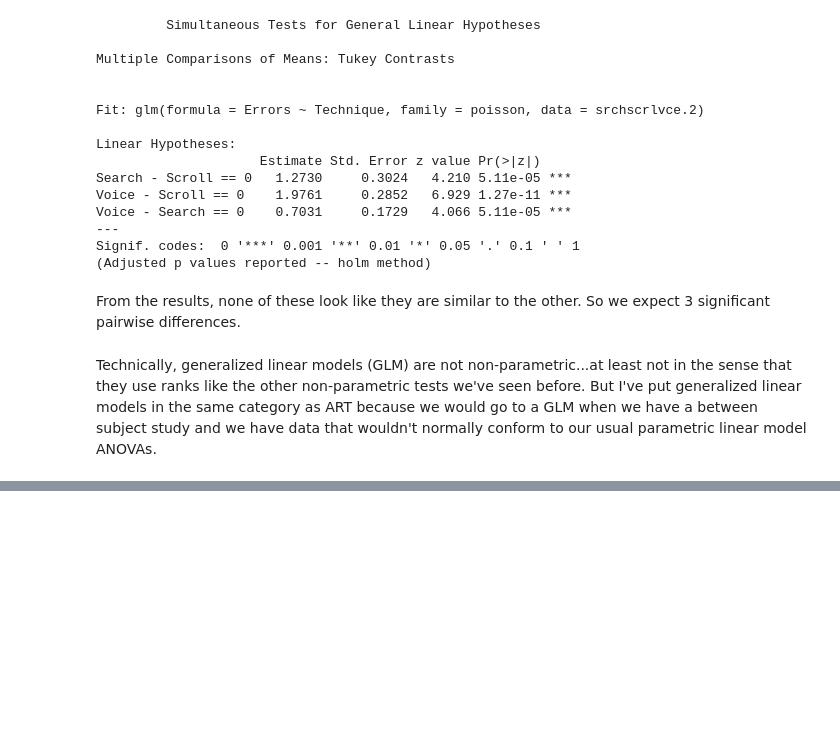
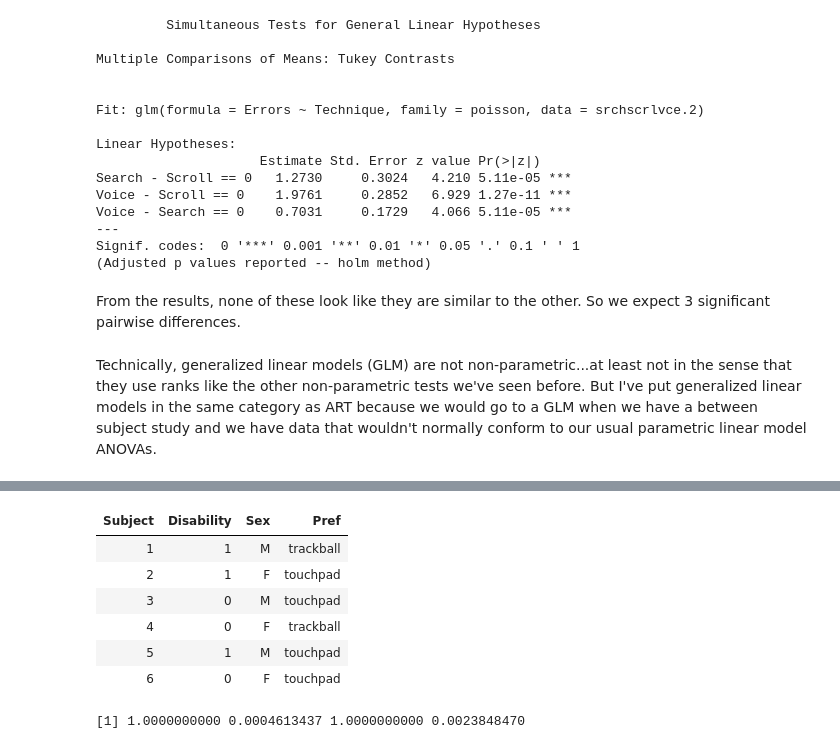
Before and after one commit to iamjz/R-Data, a Jupyter notebook: Designing, Running, and Analyzing Experiments/Week 08.ipynb, the cells around one changed output, grey strips where cells are left out. Drawn from its saved outputs; the diff is of its cells as text; code cells hidden in the pictures; blank space fills up the shorter version.

```diff
--- a/Designing, Running, and Analyzing Experiments/Week 08.ipynb
+++ b/Designing, Running, and Analyzing Experiments/Week 08.ipynb
@@ -501,0 +518,3 @@ Technically, generalized linear models (GLM) are not non-parametric...at least n
+# %%
+df$Subject <- as.factor(df$Subject)
+df$Disability <- as.factor(df$Disability)
@@ -501,0 +591,37 @@ Technically, generalized linear models (GLM) are not non-parametric...at least n
+# %%
+head(df)
+# %% [output]
+| Subject | Disability | Sex | Pref |
+| 1 | 1 | M | trackball |
+| 2 | 1 | F | touchpad |
+| 3 | 0 | M | touchpad |
+| 4 | 0 | F | trackball |
+| 5 | 1 | M | touchpad |
+| 6 | 0 | F | touchpad |
+# %%
+# Sex = M/F
+# Disability = 0/1
+# Pref = trackball/touchpad
+
+male <- df[df$Sex=="M", ]
+female <- df[df$Sex=="F", ]
+
+m0 <- binom.test(sum(male$Pref=="trackball"),
+                    nrow(male),
+                    p=1/4)
+
+m1 <- binom.test(sum(male$Pref=="touchpad"),
+                    nrow(male),
+                    p=1/4)
+
+f0 <- binom.test(sum(female$Pref=="trackball"),
+                    nrow(female),
+                    p=1/4)
+
+f1 <- binom.test(sum(female$Pref=="touchpad"),
+                    nrow(female),
+                    p=1/4)
+
+p.adjust(c(m0$p.value, m1$p.value, f0$p.value, f1$p.value), method="holm") # correct for multiple comparisons
+# %% [output]
+[1] 1.0000000000 0.0004613437 1.0000000000 0.0023848470
```
Also changed, not shown: parts of 17 cells of this notebook.
